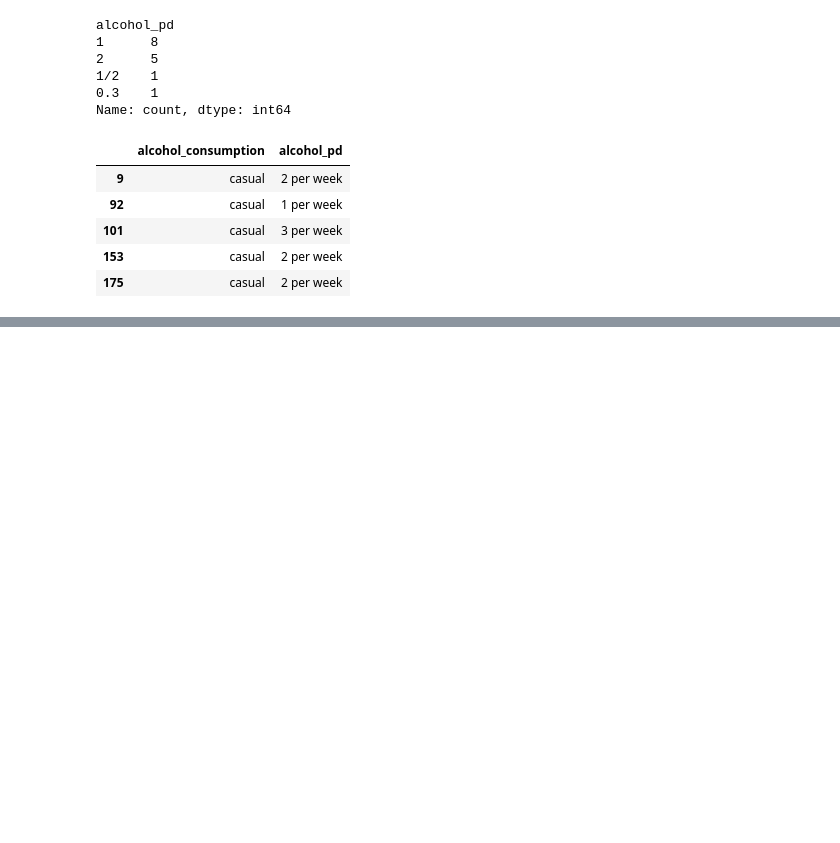
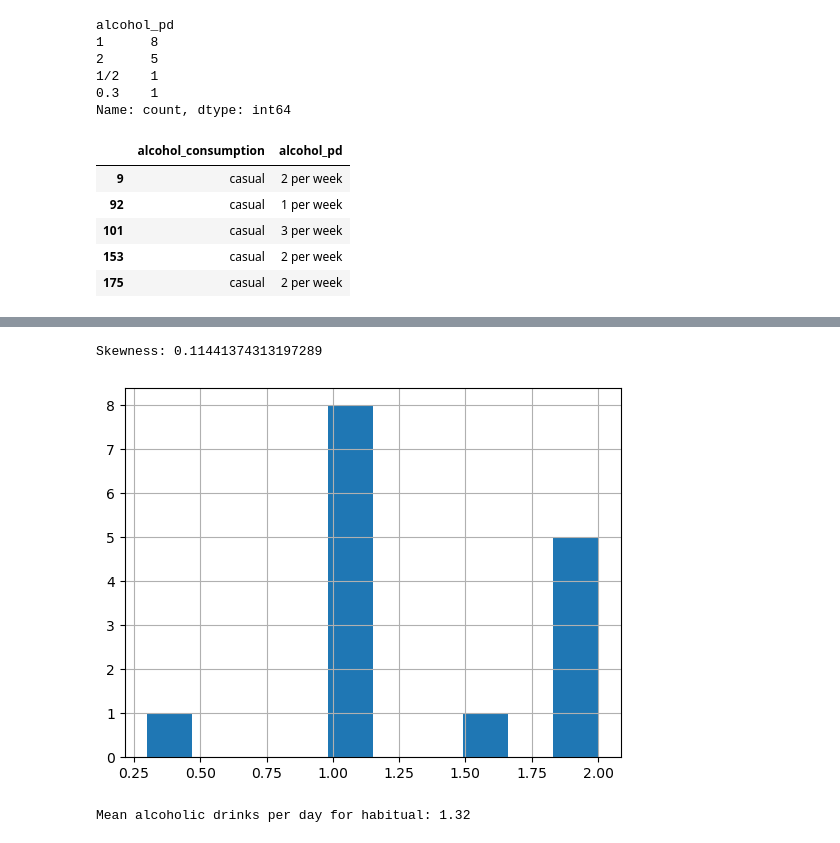
Before and after one commit to alyssahondrade/ml-perspectives-on-voice-disorder-diagnosis, a Jupyter notebook: 02_data_cleaning.ipynb, the cells around one changed output, grey strips where cells are left out. Saved outputs shown, nothing was run; the diff lists cells and outputs as text; code cells hidden in the pictures; blank space fills up the shorter version.

```diff
--- a/02_data_cleaning.ipynb
+++ b/02_data_cleaning.ipynb
@@ -635,0 +603,28 @@ Name: alcohol_pd, Length: 208, dtype: object
+# %%
+# Set the row conditions for habitual drinkers
+habitual_notnull = (clean_cat_df['alcohol_consumption'] == 'habitual') & (clean_cat_df['alcohol_pd'] != 'nan')
+
+# Create a copy of the series for plotting
+num_alcohol_df = clean_cat_df[habitual_notnull]['alcohol_pd'].copy()
+
+# Convert values for plotting
+check_data = num_alcohol_df.fillna(0).astype(float)
+
+# # Display a histogram of the cigarettes_pd column
+check_data.hist()
+
+# # Check skewness
+print(f'Skewness: {skew(check_data)}')
+# %% [output]
+Skewness: 0.11441374313197289
+[figure, added]
+# %%
+# Calculate the mean value (since not skewed)
+alcohol_mean = clean_cat_df.loc[habitual_notnull, 'alcohol_pd'].astype(float).mean()
+print(f'Mean alcoholic drinks per day for habitual: {alcohol_mean}')
+
+# Impute the missing values
+habitual_null = (clean_cat_df['alcohol_consumption'] == 'habitual') & (clean_cat_df['alcohol_pd'] == 'nan')
+clean_cat_df.loc[habitual_null, 'alcohol_pd'] = alcohol_mean
+# %% [output]
+Mean alcoholic drinks per day for habitual: 1.32
```
Also changed, not shown: parts of 14 cells of this notebook, 1 other file.
